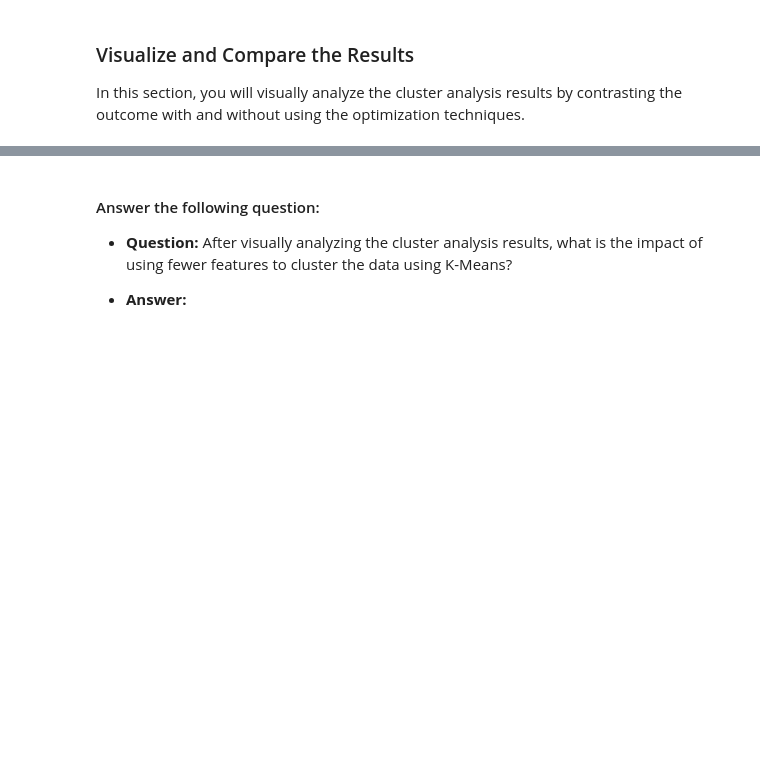
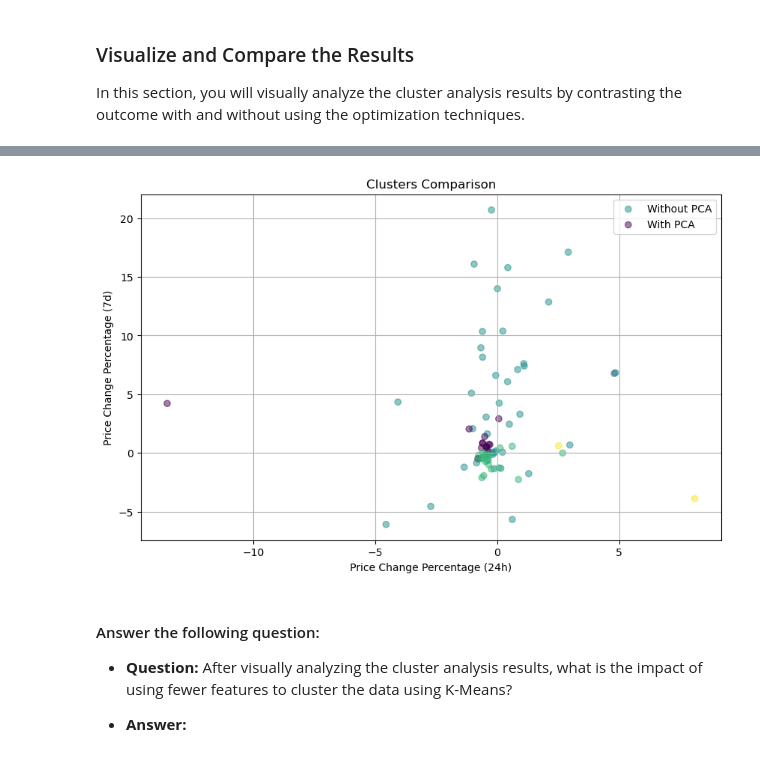
Before and after one commit to njlanger/CryptoClustering, a Jupyter notebook: Crypto_Clustering.ipynb, the cells around one changed output, grey strips where cells are left out. Drawn from its saved outputs; the diff is of its cells as text; code cells hidden in the pictures; blank space fills up the shorter version.

```diff
--- a/Crypto_Clustering.ipynb
+++ b/Crypto_Clustering.ipynb
@@ -280,5 +355,7 @@ scatter_plot
 ### Cluster Cryptocurrencies with K-means Using the PCA Data
 # %%
 # Initialize the K-Means model using the best value for k
+best_kmeans_pca = KMeans(n_clusters=4, random_state=42)
 # %%
 # Fit the K-Means model using the PCA data
+best_kmeans_pca.fit(df_pca_data)
@@ -285,4 +364,5 @@ scatter_plot
 # %%
 # Predict the clusters to group the cryptocurrencies using the PCA data
-
+cluster_labels_pca = best_kmeans_pca.predict(df_pca_data)
 # Print the resulting array of cluster values.
+cluster_labels_pca
@@ -289,8 +372,9 @@ scatter_plot
 # %%
 # Create a copy of the DataFrame with the PCA data
-
+df_pca_data_copy = df_pca_data.copy()
 
 # Add a new column to the DataFrame with the predicted clusters
-
+df_pca_data_copy['predicted_cluster'] = cluster_labels_pca
 
 # Display sample data
+df_pca_data_copy.head()
@@ -312,3 +437,26 @@ In this section, you will visually analyze the cluster analysis results by contr
+# %%
+# Composite plot to contrast the clusters
+# Plot the clusters for both analyses
+# Plot clusters for both analyses on the same plot
+plt.figure(figsize=(10, 6))
+
+# Plot clusters without PCA
+plt.scatter(df_market_data['price_change_percentage_24h'], df_market_data['price_change_percentage_7d'], c=cluster_labels, cmap='viridis', alpha=0.5, label='Without PCA')
+
+# Plot clusters with PCA
+plt.scatter(df_pca_data_copy['PC1'], df_pca_data_copy['PC2'], c=cluster_labels_pca, cmap='viridis', alpha=0.5, label='With PCA')
+
+# Add labels, title, legend, and grid
+plt.title('Clusters Comparison')
+plt.xlabel('Price Change Percentage (24h)')
+plt.ylabel('Price Change Percentage (7d)')
+plt.legend()
+plt.grid(True)
+
+# Show the plot
+plt.show()
+# %% [output]
+[figure, added]
 # %% [markdown]
 #### Answer the following question:
 
```
Also changed, not shown: parts of 32 cells of this notebook.
